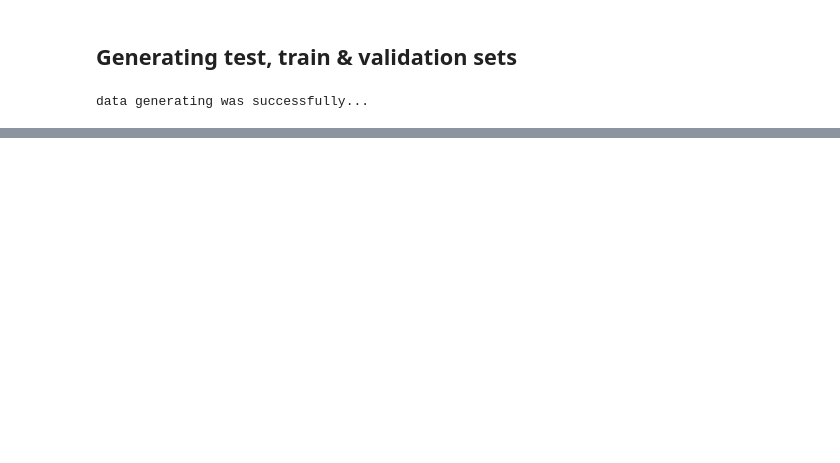
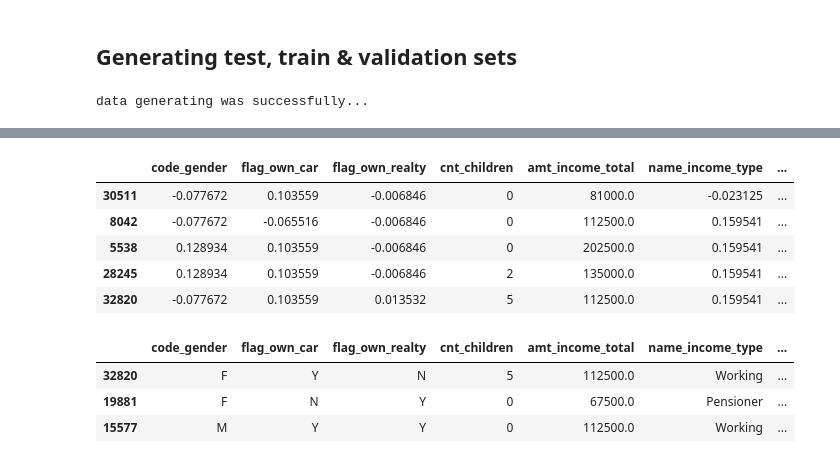
Before and after one commit to AgusTrulli/ML_Grupo_2, a Jupyter notebook: tp2_experimentation.ipynb, the cells around one changed output, grey strips where cells are left out. Drawn from its saved outputs; the diff is of its cells as text; code cells hidden in the pictures; blank space fills up the shorter version.

```diff
--- a/tp2_experimentation.ipynb
+++ b/tp2_experimentation.ipynb
@@ -115,3 +95,8 @@ Name: name_housing_type, dtype: int64
+# %%
+# Bajo la suposición de que estas personas nunca trabajaron o se encuentran este periodo de tiempo sin trabajar.
+# Se debería consultar con el "cliente/banco", pero tiene sentido.
+
+df_clients["months_employed"].fillna(0, inplace = True)
 # %% [markdown]
 ## Generating test, train & validation sets
 # %%
@@ -124,0 +181,20 @@ data generating was successfully...
+# %%
+encoder = ce.WOEEncoder()
+encoder.fit(train, train.target)
+
+train_WOEEncoder = encoder.transform(train)
+train_WOEEncoder.head(5)
+# %% [output]
+|  | code_gender | flag_own_car | flag_own_realty | cnt_children | amt_income_total | name_income_type | ... |
+| 30511 | -0.077672 | 0.103559 | -0.006846 | 0 | 81000.0 | -0.023125 | ... |
+| 8042 | -0.077672 | -0.065516 | -0.006846 | 0 | 112500.0 | 0.159541 | ... |
+| 5538 | 0.128934 | 0.103559 | -0.006846 | 0 | 202500.0 | 0.159541 | ... |
+| 28245 | 0.128934 | 0.103559 | -0.006846 | 2 | 135000.0 | 0.159541 | ... |
+| 32820 | -0.077672 | 0.103559 | 0.013532 | 5 | 112500.0 | 0.159541 | ... |
+# %%
+train[train.occupation_type.isnull()].head(3)
+# %% [output]
+|  | code_gender | flag_own_car | flag_own_realty | cnt_children | amt_income_total | name_income_type | ... |
+| 32820 | F | Y | N | 5 | 112500.0 | Working | ... |
+| 19881 | F | N | Y | 0 | 67500.0 | Pensioner | ... |
+| 15577 | M | Y | Y | 0 | 112500.0 | Working | ... |
```
Also changed, not shown: parts of 21 cells of this notebook.
